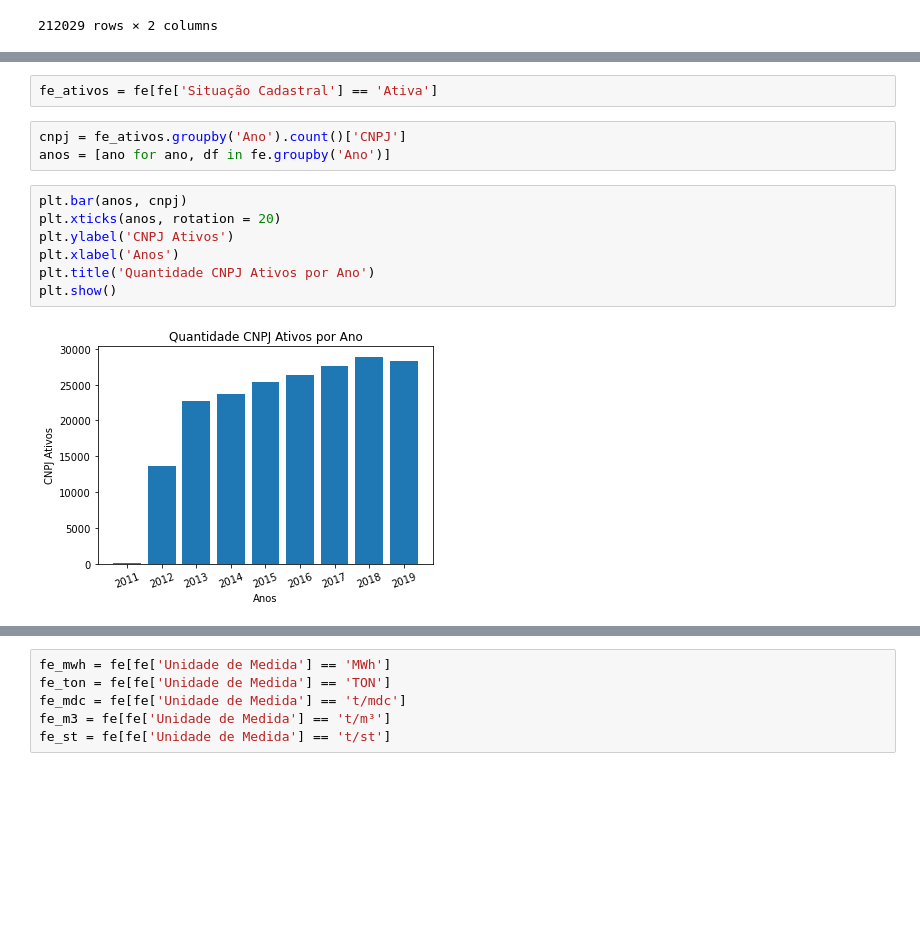
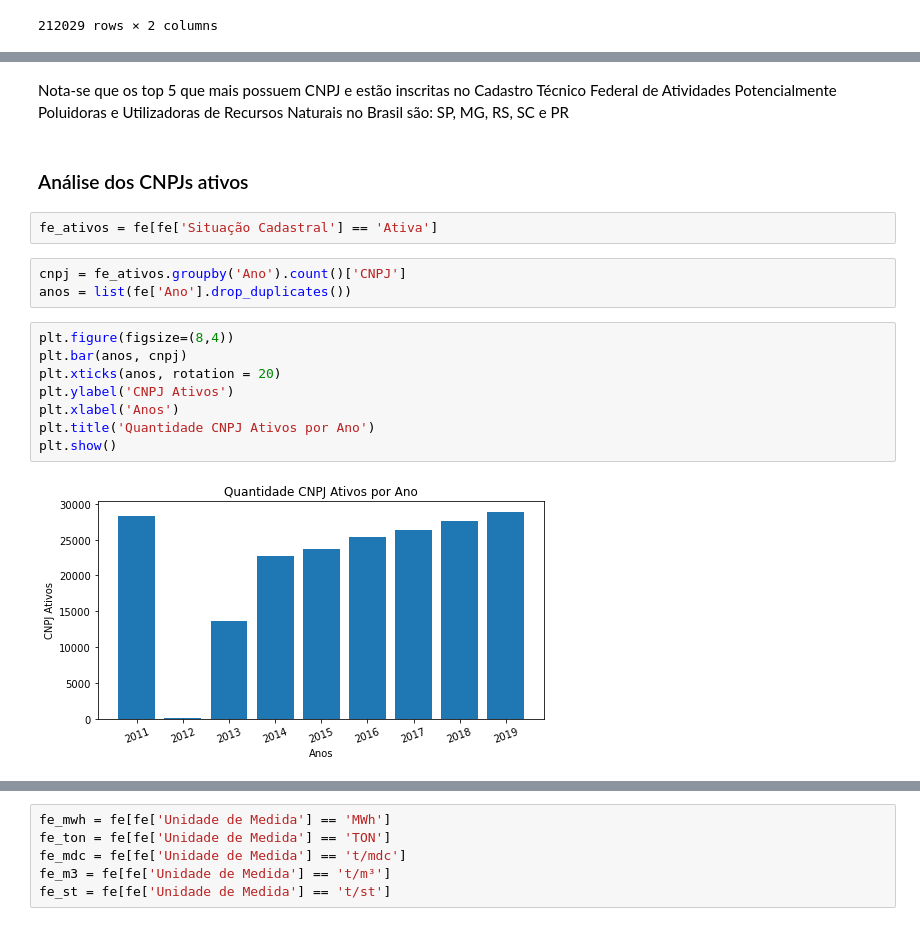
Before and after one commit to TenoEngineer/fontes_energeticas, a Jupyter notebook: FONTES ENERGÉTICAS.ipynb, the cells around one changed output, grey strips where cells are left out. Cells and saved outputs as stored; diff of their text form; blank space fills up the shorter version.

```diff
--- a/FONTES ENERGÉTICAS.ipynb
+++ b/FONTES ENERGÉTICAS.ipynb
@@ -199,14 +223,19 @@ situa
+# %% [markdown]
+Nota-se que os top 5 que mais possuem CNPJ e estão inscritas no Cadastro Técnico Federal de Atividades Potencialmente Poluidoras e Utilizadoras de Recursos Naturais no Brasil são: SP, MG, RS, SC e PR
+# %% [markdown]
+### Análise dos CNPJs ativos
 # %%
 fe_ativos = fe[fe['Situação Cadastral'] == 'Ativa']
 # %%
 cnpj = fe_ativos.groupby('Ano').count()['CNPJ']
-anos = [ano for ano, df in fe.groupby('Ano')]
+anos = list(fe['Ano'].drop_duplicates())
 # %%
+plt.figure(figsize=(8,4))
 plt.bar(anos, cnpj)
 plt.xticks(anos, rotation = 20)
 plt.ylabel('CNPJ Ativos')
 plt.xlabel('Anos')
 plt.title('Quantidade CNPJ Ativos por Ano')
 plt.show()
 # %% [output]
-[figure, old version]
+[figure, new version]
```
Also changed, not shown: parts of 54 cells of this notebook.
